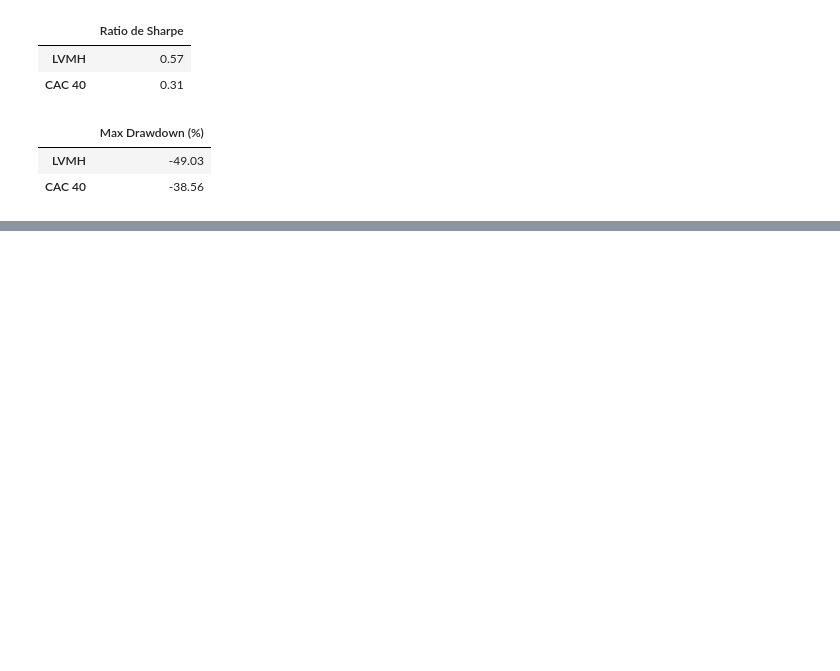
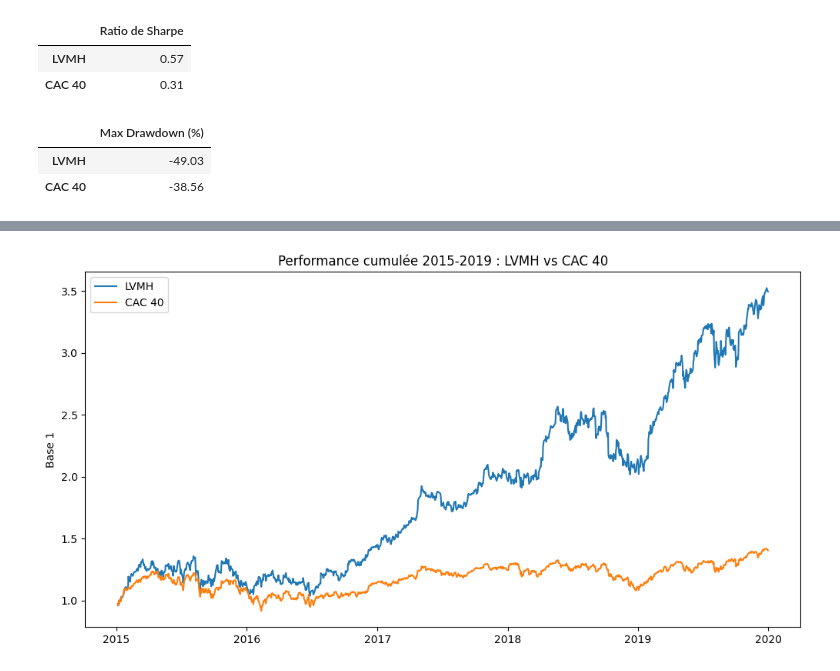
Before and after one commit to melynazrd/IAE_METZ_2026_DATA_AUDIT, a Jupyter notebook: SCRIPTS/analyse_lvmh.ipynb, the cells around one changed output, grey strips where cells are left out. Cells and saved outputs as stored; diff of their text form; code cells hidden in the pictures; blank space fills up the shorter version.

```diff
--- a/SCRIPTS/analyse_lvmh.ipynb
+++ b/SCRIPTS/analyse_lvmh.ipynb
@@ -180,0 +236,22 @@ Tableau comparatif global :
+# %%
+# Découpage des périodes
+
+avant_covid = returns.loc["2015-01-01":"2019-12-31"]
+apres_covid = returns.loc["2021-01-01":]
+# %%
+# Performance cumulée base 1
+
+perf_avant = (1 + avant_covid).cumprod()
+perf_apres = (1 + apres_covid).cumprod()
+
+perf_avant.columns = ["LVMH", "CAC 40"]
+perf_apres.columns = ["LVMH", "CAC 40"]
+# %%
+plt.figure(figsize=(12,6))
+plt.plot(perf_avant)
+plt.title("Performance cumulée 2015-2019 : LVMH vs CAC 40")
+plt.ylabel("Base 1")
+plt.legend(["LVMH", "CAC 40"])
+plt.show()
+# %% [output]
+[figure, added]
```
Also changed, not shown: parts of 18 cells of this notebook.
